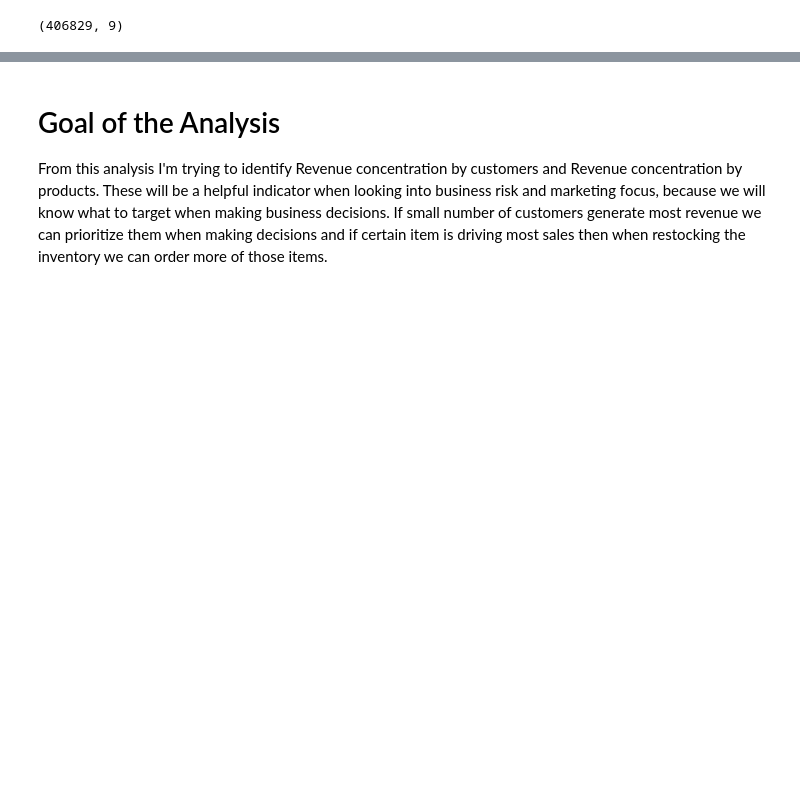
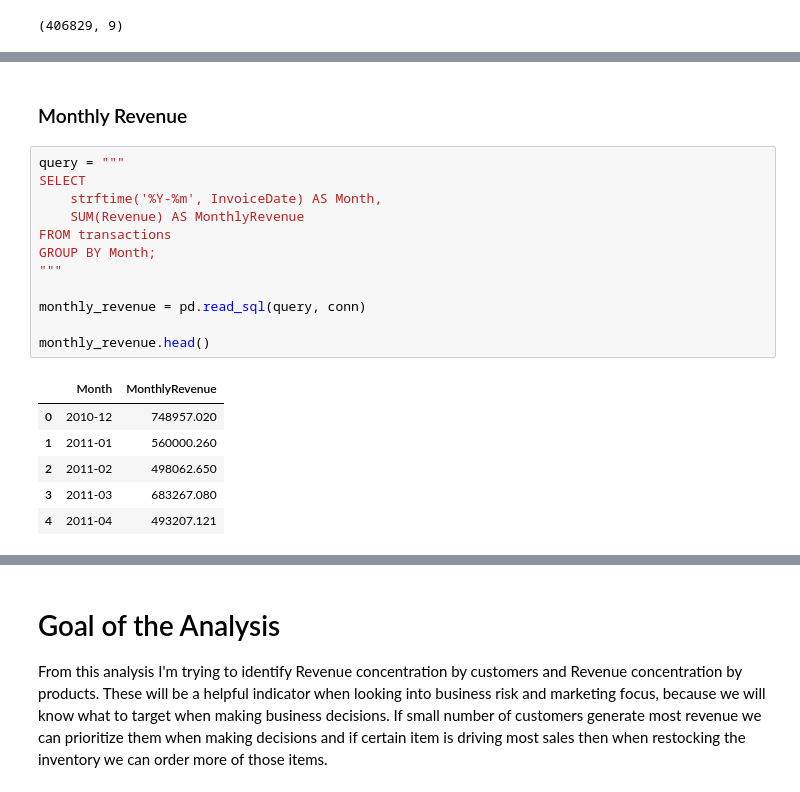
Before and after one commit to ymh-13/Revenue-Concentration-Analysis, a Jupyter notebook: online_retail_analysis.ipynb, the cells around one changed output, grey strips where cells are left out. Saved outputs shown, nothing was run; the diff lists cells and outputs as text; blank space fills up the shorter version.

```diff
--- a/online_retail_analysis.ipynb
+++ b/online_retail_analysis.ipynb
@@ -91,0 +123,21 @@ df_customer.shape
+# %% [markdown]
+### Monthly Revenue
+# %%
+query = """
+SELECT
+    strftime('%Y-%m', InvoiceDate) AS Month,
+    SUM(Revenue) AS MonthlyRevenue
+FROM transactions
+GROUP BY Month;
+"""
+
+monthly_revenue = pd.read_sql(query, conn)
+
+monthly_revenue.head()
+# %% [output]
+|  | Month | MonthlyRevenue |
+| 0 | 2010-12 | 748957.020 |
+| 1 | 2011-01 | 560000.260 |
+| 2 | 2011-02 | 498062.650 |
+| 3 | 2011-03 | 683267.080 |
+| 4 | 2011-04 | 493207.121 |
```
Also changed, not shown: parts of 10 cells of this notebook, 4 other files.
